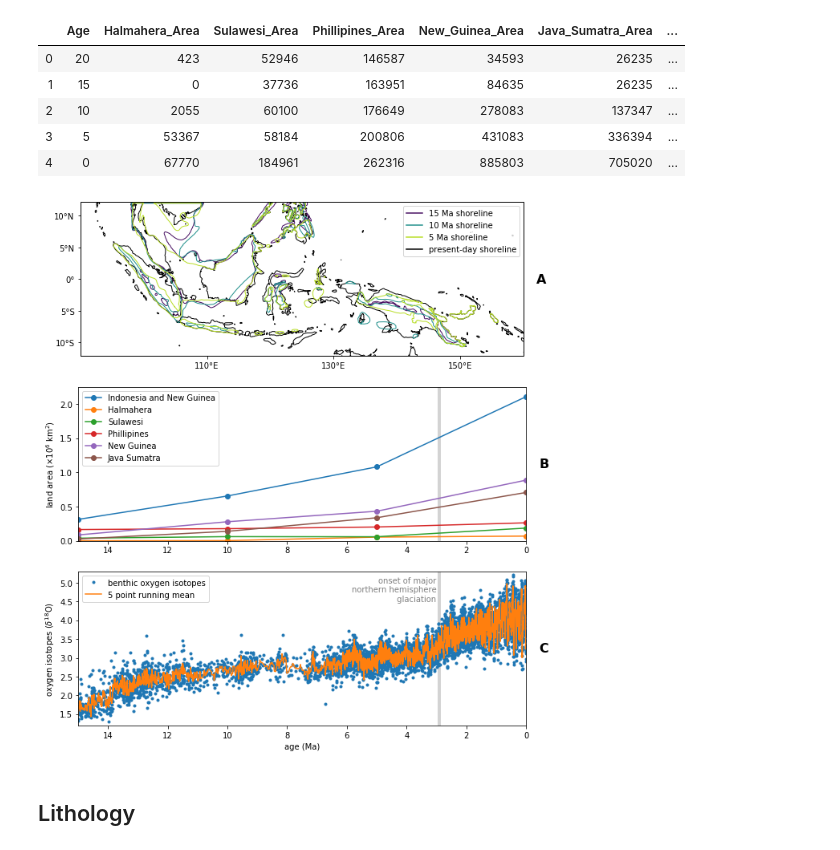
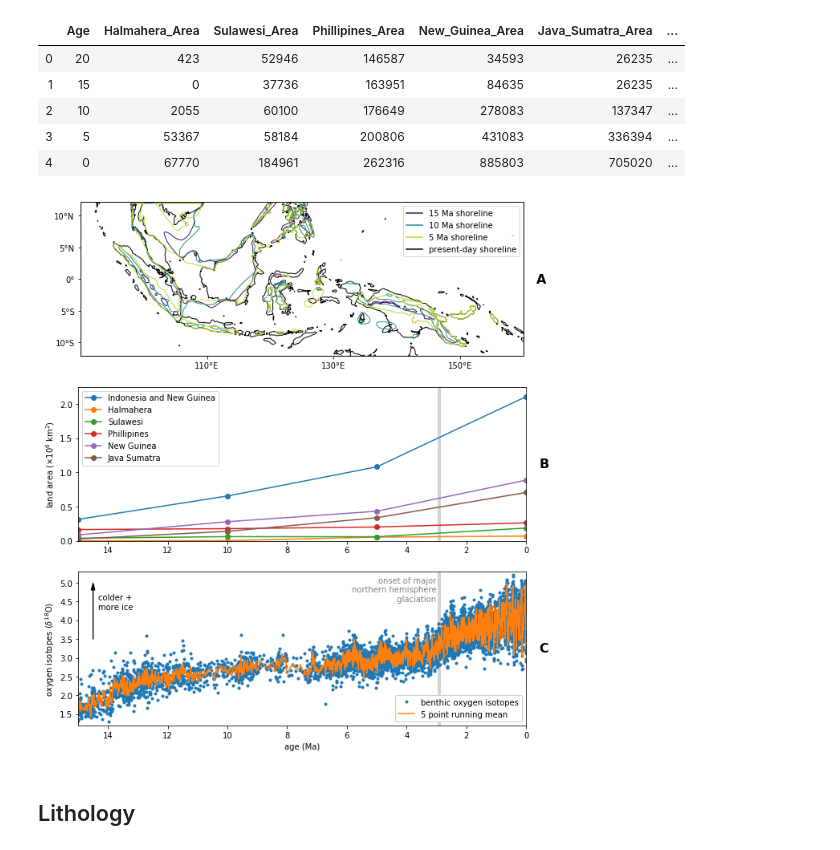
Before and after one commit to Swanson-Hysell-Group/GEOCLIM_Modern, a Jupyter notebook: Code/Notebooks/figures.ipynb, the cells around one changed output. Saved outputs shown, nothing was run; the diff lists cells and outputs as text; code cells hidden in the pictures.

```diff
--- a/Code/Notebooks/figures.ipynb
+++ b/Code/Notebooks/figures.ipynb
@@ -209,6 +214,8 @@ land_50m = cfeature.NaturalEarthFeature('physical', 'land', '50m',
                                         facecolor='white')
 # %%
 plt.figure(figsize=(10,12))
+
+## SHORELINES ##
 
 ax0 = plt.subplot(3,1,1, projection=ccrs.PlateCarree())
 
@@ -245,6 +252,8 @@ line_5Ma = mlines.Line2D([], [], color='#B9DE28FF', linestyle='-')
 line_0Ma = mlines.Line2D([], [], color='black', linestyle='-')
 plt.legend(handles=[line_15Ma,line_10Ma,line_5Ma,line_0Ma],labels=['15 Ma shoreline','10 Ma shoreline','5 Ma shoreline','present-day shoreline'])
 
+## ISOTOPES ##
+
 ax1 = plt.subplot(3,1,3)
 rolling_mean = oxygen_data['d18O adj.*'].rolling(window=5).mean()
 plt.plot(oxygen_data['Age (Ma)'],oxygen_data['d18O adj.*'],'.',label='benthic oxygen isotopes')
@@ -255,39 +264,45 @@ rect = patches.Rectangle((2.85,1),.12,5,linewidth=1,edgecolor='none',facecolor='
 ax1.add_patch(rect)
 plt.text(3,4.5,'onset of major\nnorthern hemisphere\n glaciation',horizontalalignment='right',color='grey')
 plt.xlim(15,0)
-plt.legend()
+plt.legend(loc='lower right', framealpha=1)
 plt.ylim(1.2,5.3)
 plt.ylabel('oxygen isotopes ($\delta^{18}$O)')
 plt.xlabel('age (Ma)')
+ax1.arrow(14.5,3.5,0,1.5,
+          shape='full', width=0.01, head_width=0.13, fc='k', length_includes_head=True)
+ax1.text(0.045, 0.8, 'colder +\nmore ice',
+         horizontalalignment='left', verticalalignment='center', transform=ax1.transAxes)
+
+## AREA ##
 
 ax2 = plt.subplot(3,1,2)
 plt.plot(shoreline_data.Age,shoreline_data.Sum_no_Sunda/1e6,'o-',label='Indonesia and New Guinea')
 plt.plot(shoreline_data.Age,shoreline_data.Halmahera_Area/1e6,'o-',label='Halmahera')
 plt.plot(shoreline_data.Age,shoreline_data.Sulawesi_Area/1e6,'o-',label='Sulawesi')
 plt.plot(shoreline_data.Age,shoreline_data.Phillipines_Area/1e6,'o-',label='Phillipines')
 plt.plot(shoreline_data.Age,shoreline_data.New_Guinea_Area/1e6,'o-',label='New Guinea')
 plt.plot(shoreline_data.Age,shoreline_data.Java_Sumatra_Area/1e6,'o-',label='Java Sumatra')
 rect = patches.Rectangle((2.85,0),.12,3000000/1e6,linewidth=1,edgecolor='none',facecolor='lightgrey')
 ax2.add_patch(rect)
 plt.ylabel('land area ($\\times$10$^{6}$ km$^2$)')
 plt.legend()
 plt.xlim(15,0)
 plt.ylim(0,2.25)
 ax2.set_yticks(np.arange(0,2.25,0.5))
 #ax2.get_xaxis().set_ticklabels([])
 
 ax0.text(1.04, 0.5, 'A', fontsize=16, fontweight='bold',
          horizontalalignment='center', verticalalignment='center', transform=ax0.transAxes)
 ax1.text(1.04, 0.5, 'C', fontsize=16, fontweight='bold',
          horizontalalignment='center', verticalalignment='center', transform=ax1.transAxes)
 ax2.text(1.04, 0.5, 'B', fontsize=16, fontweight='bold',
          horizontalalignment='center', verticalalignment='center', transform=ax2.transAxes)
 
 plt.tight_layout()
 plt.savefig('../../Manuscript/Figures/shoreline_growth.pdf',bbox_inches='tight')
 plt.show()
 # %% [output]
-[figure, old version]
+[figure, new version]
 # %% [markdown]
 ## Lithology
 # %%
```
Also changed, not shown: parts of 5 cells of this notebook, 7 other files.
